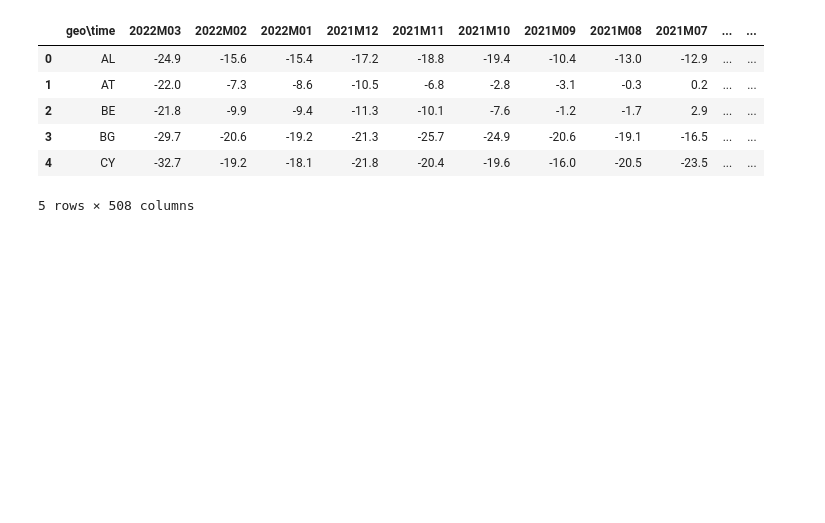
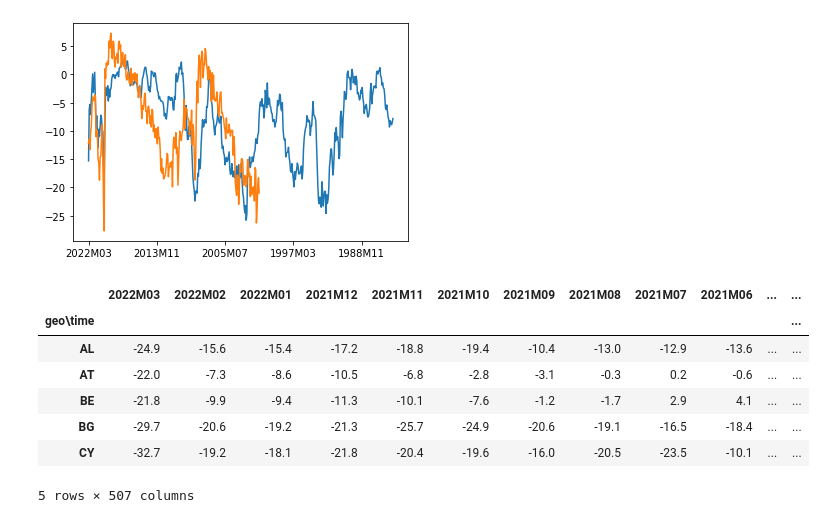
Before and after one commit to MaxBaerenwald/eurostat, a Jupyter notebook: test_notebook.ipynb, the cells around one changed output. Saved outputs shown, nothing was run; the diff lists cells and outputs as text; code cells hidden in the pictures; blank space fills up the shorter version.

```diff
--- a/test_notebook.ipynb
+++ b/test_notebook.ipynb
@@ -7,22 +7,37 @@ import eurostat
 import seaborn as sns
 # %%
 daten = eurostat.get_data_df("ei_bsco_m")
-daten.drop(['unit', 's_adj', 'indic'], axis=1, inplace=True)
 #test = daten.eq('DE')
 #daten.loc[daten['geo\\time']].sum()
-daten.head(5)
 #daten['geo\\time'].value_counts().plot.pie(
-   # autopct='%1.1f%%',  # Label der einzelnen Abschnitte
-    #shadow=True,  # Schatteneffekt
-    #figsize=(10, 8))  # Größe des Graphen
+# autopct='%1.1f%%',  # Label der einzelnen Abschnitte
+#shadow=True,  # Schatteneffekt
+#figsize=(10, 8))  # Größe des Graphen
 #plt.show()
 #daten['geo\\time'].value_counts()
 #print(daten.keys())
+#daten['test'] = daten['2022M03'] + daten['2022M02']
+#daten.head(5)
+daten[["indic", "s_adj", "unit", "geo\\time"]].describe()
+
+daten = daten[daten["indic"].eq("BS-CSMCI") & daten["unit"].eq("BAL") & daten["s_adj"].eq("NSA") & daten["geo\\time"]]
+daten.drop(['unit', 's_adj', 'indic'], axis=1, inplace=True)
+
+daten = daten.set_index('geo\\time')
+germany = daten.loc['DE']
+poland = daten.loc['PL']
+
+germany.plot.line()
+poland.plot.line()
+plt.show()
+daten.head(5)
 # %% [output]
+[figure, added]
-|  | geo\time | 2022M03 | 2022M02 | 2022M01 | 2021M12 | 2021M11 | 2021M10 | 2021M09 | 2021M08 | 2021M07 | ... | ... |
-| 0 | AL | -24.9 | -15.6 | -15.4 | -17.2 | -18.8 | -19.4 | -10.4 | -13.0 | -12.9 | ... | ... |
-| 1 | AT | -22.0 | -7.3 | -8.6 | -10.5 | -6.8 | -2.8 | -3.1 | -0.3 | 0.2 | ... | ... |
-| 2 | BE | -21.8 | -9.9 | -9.4 | -11.3 | -10.1 | -7.6 | -1.2 | -1.7 | 2.9 | ... | ... |
-| 3 | BG | -29.7 | -20.6 | -19.2 | -21.3 | -25.7 | -24.9 | -20.6 | -19.1 | -16.5 | ... | ... |
-| 4 | CY | -32.7 | -19.2 | -18.1 | -21.8 | -20.4 | -19.6 | -16.0 | -20.5 | -23.5 | ... | ... |
+|  | 2022M03 | 2022M02 | 2022M01 | 2021M12 | 2021M11 | 2021M10 | 2021M09 | 2021M08 | 2021M07 | 2021M06 | ... | ... |
+| geo\time |  |  |  |  |  |  |  |  |  |  |  | ... |
+| AL | -24.9 | -15.6 | -15.4 | -17.2 | -18.8 | -19.4 | -10.4 | -13.0 | -12.9 | -13.6 | ... | ... |
+| AT | -22.0 | -7.3 | -8.6 | -10.5 | -6.8 | -2.8 | -3.1 | -0.3 | 0.2 | -0.6 | ... | ... |
+| BE | -21.8 | -9.9 | -9.4 | -11.3 | -10.1 | -7.6 | -1.2 | -1.7 | 2.9 | 4.1 | ... | ... |
+| BG | -29.7 | -20.6 | -19.2 | -21.3 | -25.7 | -24.9 | -20.6 | -19.1 | -16.5 | -18.4 | ... | ... |
+| CY | -32.7 | -19.2 | -18.1 | -21.8 | -20.4 | -19.6 | -16.0 | -20.5 | -23.5 | -10.1 | ... | ... |
-5 rows × 508 columns
+5 rows × 507 columns
```
Also changed, not shown: parts of 9 cells of this notebook, 3 other files.
